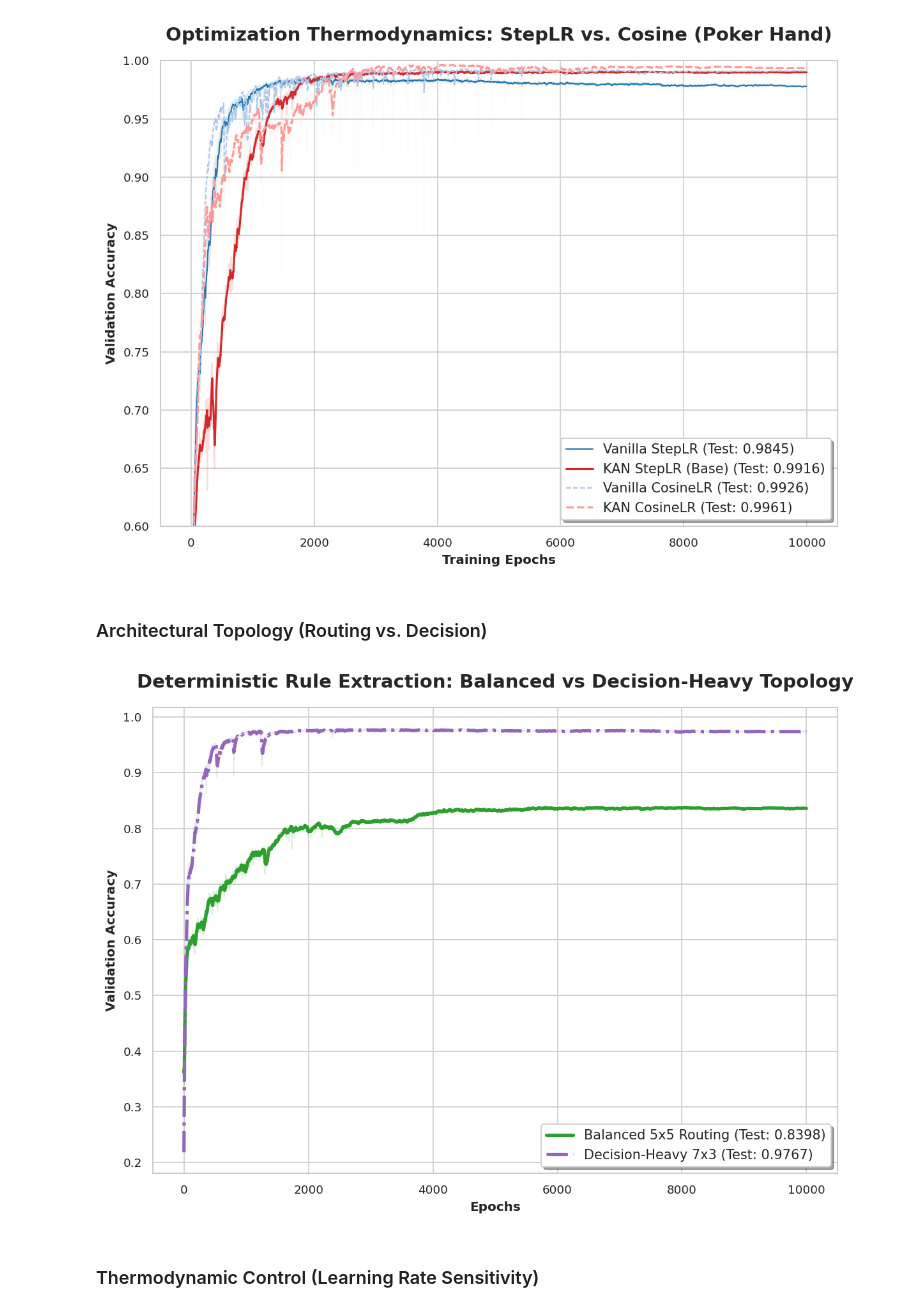
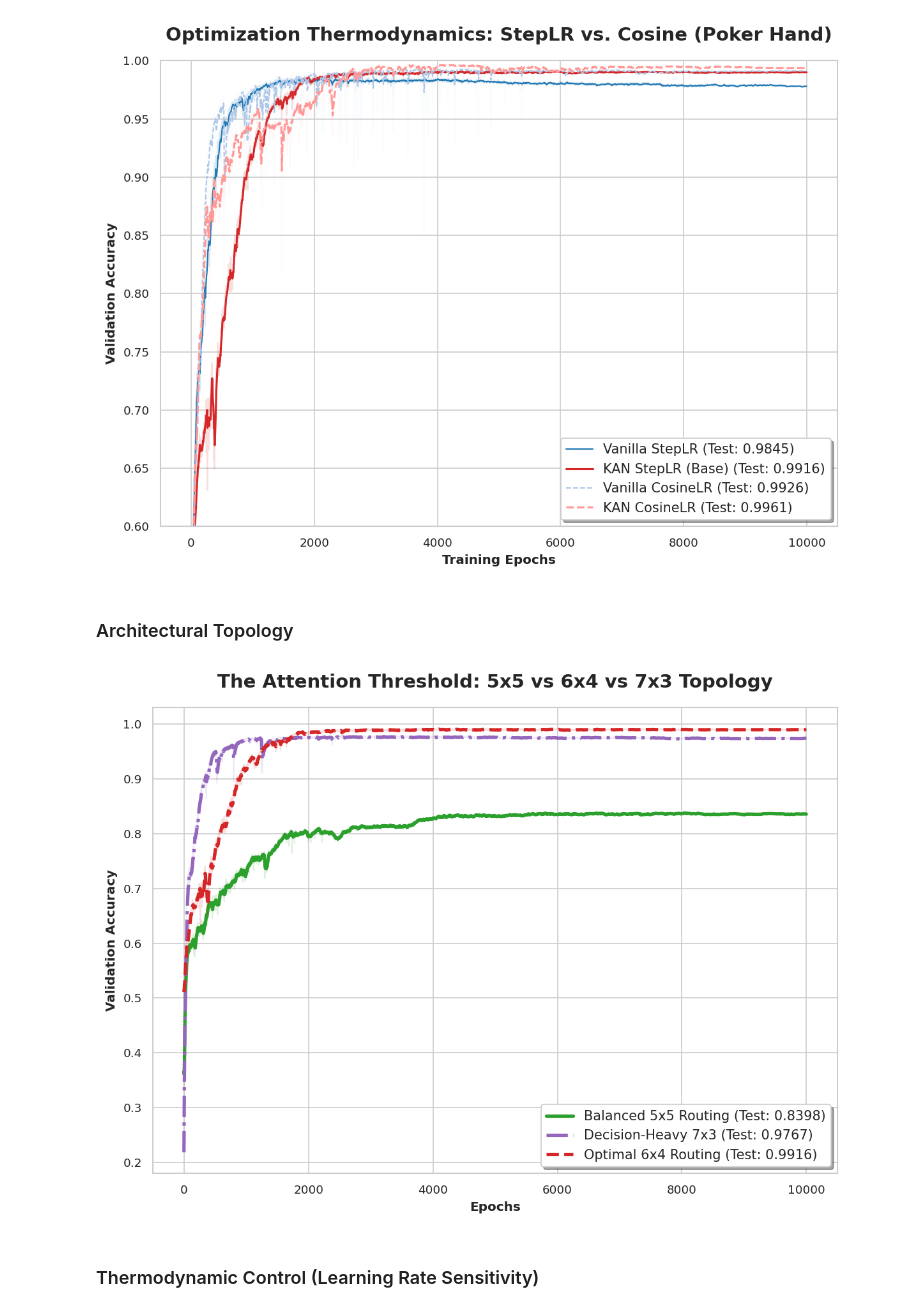
Before and after one commit to chuo-v/kan-tabnet-experiments, a Jupyter notebook: notebooks/poker-hand/08_interpretability_visuals.ipynb, the cells around one changed output. Saved outputs shown, nothing was run; the diff lists cells and outputs as text; code cells hidden in the pictures.

Commit message:
Add "6x4 Optimal Routing" model to architectural topology chart for Poker Hand dataset + update outputted figures

```diff
--- a/notebooks/poker-hand/08_interpretability_visuals.ipynb
+++ b/notebooks/poker-hand/08_interpretability_visuals.ipynb
@@ -115,34 +115,41 @@ plt.show()
 # %% [output]
 [figure]
 # %% [markdown]
-### Architectural Topology (Routing vs. Decision)
+### Architectural Topology
 # %%
 if all(m in metrics for m in ['KAN StepLR (Base)', 'KAN 5x5', 'KAN 7x3 (Decision Heavy)']):
     plt.figure(figsize=(8, 6))
 
     # 5x5 Balanced Routing
     bal_acc = metrics['KAN 5x5']['training_history'].get('valid_accuracy', [])
     bal_ema = pd.Series(bal_acc).ewm(span=ema_span, adjust=False).mean()
     plt.plot(bal_acc, color='#2ca02c', linewidth=1, alpha=0.15)
     plt.plot(bal_ema, label=f"Balanced 5x5 Routing (Test: {metrics['KAN 5x5']['final_test_accuracy']:.4f})",
              color='#2ca02c', linewidth=2.5)
 
     # 7x3 Decision Heavy
     dec_acc = metrics['KAN 7x3 (Decision Heavy)']['training_history'].get('valid_accuracy', [])
     dec_ema = pd.Series(dec_acc).ewm(span=ema_span, adjust=False).mean()
     plt.plot(dec_acc, color='#9467bd', linewidth=1, alpha=0.15)
     plt.plot(dec_ema, label=f"Decision-Heavy 7x3 (Test: {metrics['KAN 7x3 (Decision Heavy)']['final_test_accuracy']:.4f})",
              color='#9467bd', linewidth=2.5, linestyle='-.')
 
-    plt.title('Deterministic Rule Extraction: Balanced vs Decision-Heavy Topology', pad=15, fontweight='bold', fontsize=14)
+    # 6x4 Optimal Routing (The Champion)
+    opt_acc = metrics['KAN StepLR (Base)']['training_history'].get('valid_accuracy', [])
+    opt_ema = pd.Series(opt_acc).ewm(span=ema_span, adjust=False).mean()
+    plt.plot(opt_acc, color='#d62728', linewidth=1, alpha=0.15)
+    plt.plot(opt_ema, label=f"Optimal 6x4 Routing (Test: {metrics['KAN StepLR (Base)']['final_test_accuracy']:.4f})",
+             color='#d62728', linewidth=2.5, linestyle='--')
+
+    plt.title('The Attention Threshold: 5x5 vs 6x4 vs 7x3 Topology', pad=15, fontweight='bold', fontsize=14)
     plt.xlabel('Epochs', fontweight='bold')
     plt.ylabel('Validation Accuracy', fontweight='bold')
     plt.legend(loc='lower right', frameon=True, shadow=True, fontsize=10)
     plt.tight_layout()
     plt.savefig(f'{FIGURES_DIR}/02_topology_combinatorial.png', dpi=300, bbox_inches='tight')
     plt.show()
 # %% [output]
-[figure, old version]
+[figure, new version]
 # %% [markdown]
 ### Thermodynamic Control (Learning Rate Sensitivity)
 # %%
```
Also changed, not shown: parts of 1 cell of this notebook, 1 other file.
